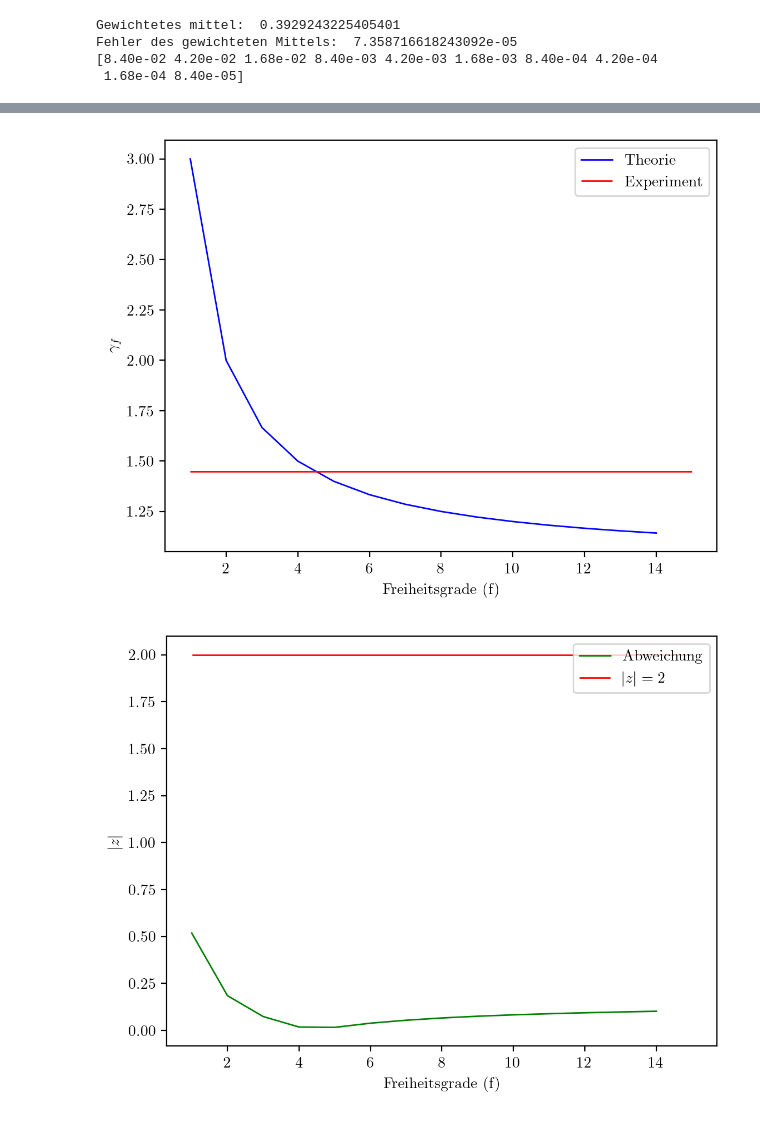
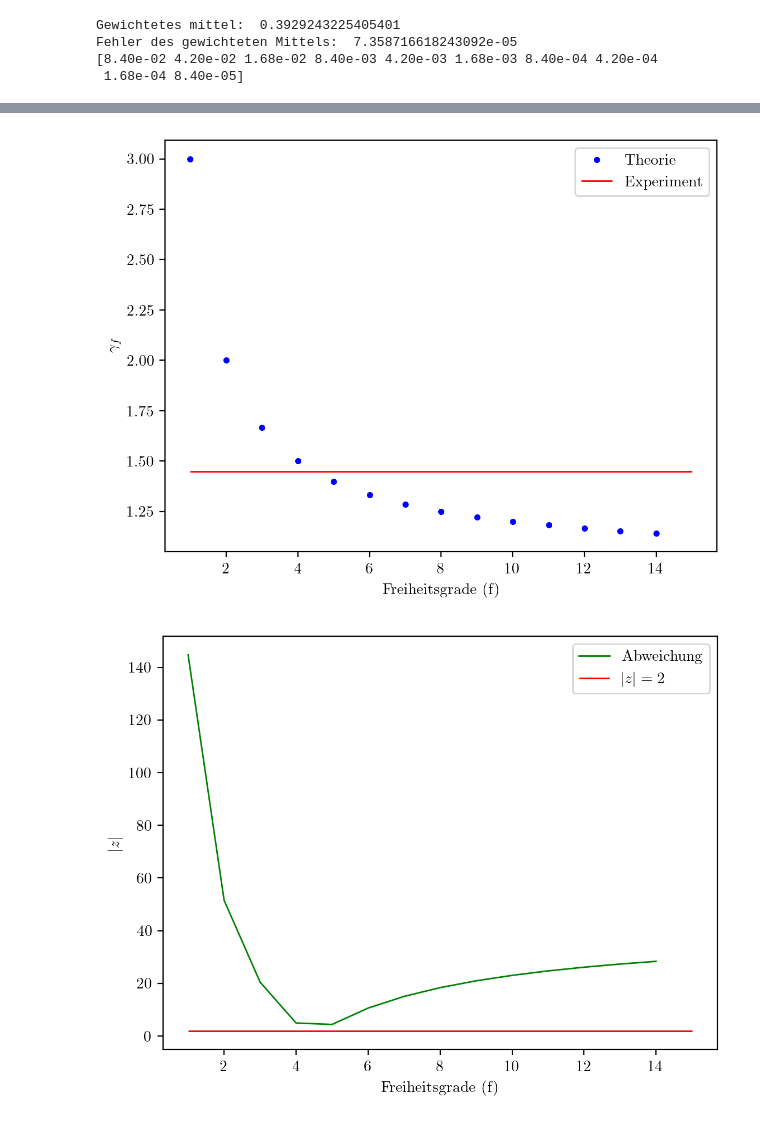
Before and after one commit to OGentner/AP1-Gruppe-143, a Jupyter notebook: V32_Auswertung.ipynb, the cells around one changed output, grey strips where cells are left out. Cells and saved outputs as stored; diff of their text form; code cells hidden in the pictures.

```diff
--- a/V32_Auswertung.ipynb
+++ b/V32_Auswertung.ipynb
@@ -100,7 +100,22 @@ A = np.pi * (d/2)**2
 pL = 99050
 p = pL + (4*m*g)/(np.pi*d**2)
 kappa = (4 * np.pi**2 * m * V) / (A**2 * p * gewichtetes_mittel**2)
-kappafehler = 3
+
+sm, sg, sV, sd, spL = sp.symbols('m g V d \rho_L')
+kappa_f= (4 * np.pi**2 * sm * sV) / ((np.pi * (sd/2)**2)**2 * (pL + (4*m*g)/(np.pi*d**2)) * gewichtetes_mittel**2)
+
+k = (gauss_error_values(
+    kappa_f,
+    [sm, sg, sV, sd, spL],
+    [m, g, V, d, pL],
+    [0.006e-3, 0.001, 10e-6, 0.02e-3, 20],
+    returnLaTex=True
+))
+
+print(k)
+kappa = k[0]
+kappafehler = k[1]
+
 print("Adiabatenexponent: ", np.round(kappa, 3))
 print("Literaturwert: ", 1.402)
 # %% [output]
@@ -112,24 +145,24 @@ f = np.arange(1, 15)
 gammaf = (f+2)/f
 
 fig, ax = plt.subplots(dpi=200)
-ax.plot(f, gammaf, label='Theorie', color='b', linewidth=1)
+ax.plot(f, gammaf, '.', label='Theorie', color='b', linewidth=1)
 ax.hlines(y=kappa, xmin=1, xmax=15, color='r', linestyle='-', label='Experiment', linewidth=1)
 ax.set_xlabel('Freiheitsgrade (f)')
 ax.set_ylabel('$\gamma_f$')
 ax.legend()
 plt.show()
 # %% [output]
-[figure, old version]
+[figure, new version]
 # %%
 # Diagramm |z| mit z = 2
 z = (abs(kappa - gammaf))/kappafehler
 
 fig, ax = plt.subplots(dpi=200)
-ax.plot(f, z, label='Abweichung', color='g', linewidth=1)
+ax.plot(f, z, '.', label='Abweichung', color='g', linewidth=1)
 ax.hlines(y=2, xmin=1, xmax=15, color='r', linestyle='-', label='$|z|=2$', linewidth=1)
 ax.set_xlabel('Freiheitsgrade (f)')
 ax.set_ylabel('$|z|$')
 ax.legend()
 plt.show()
 # %% [output]
-[figure, old version]
+[figure, new version]
```
Also changed, not shown: parts of 2 cells of this notebook, 1 other file.
